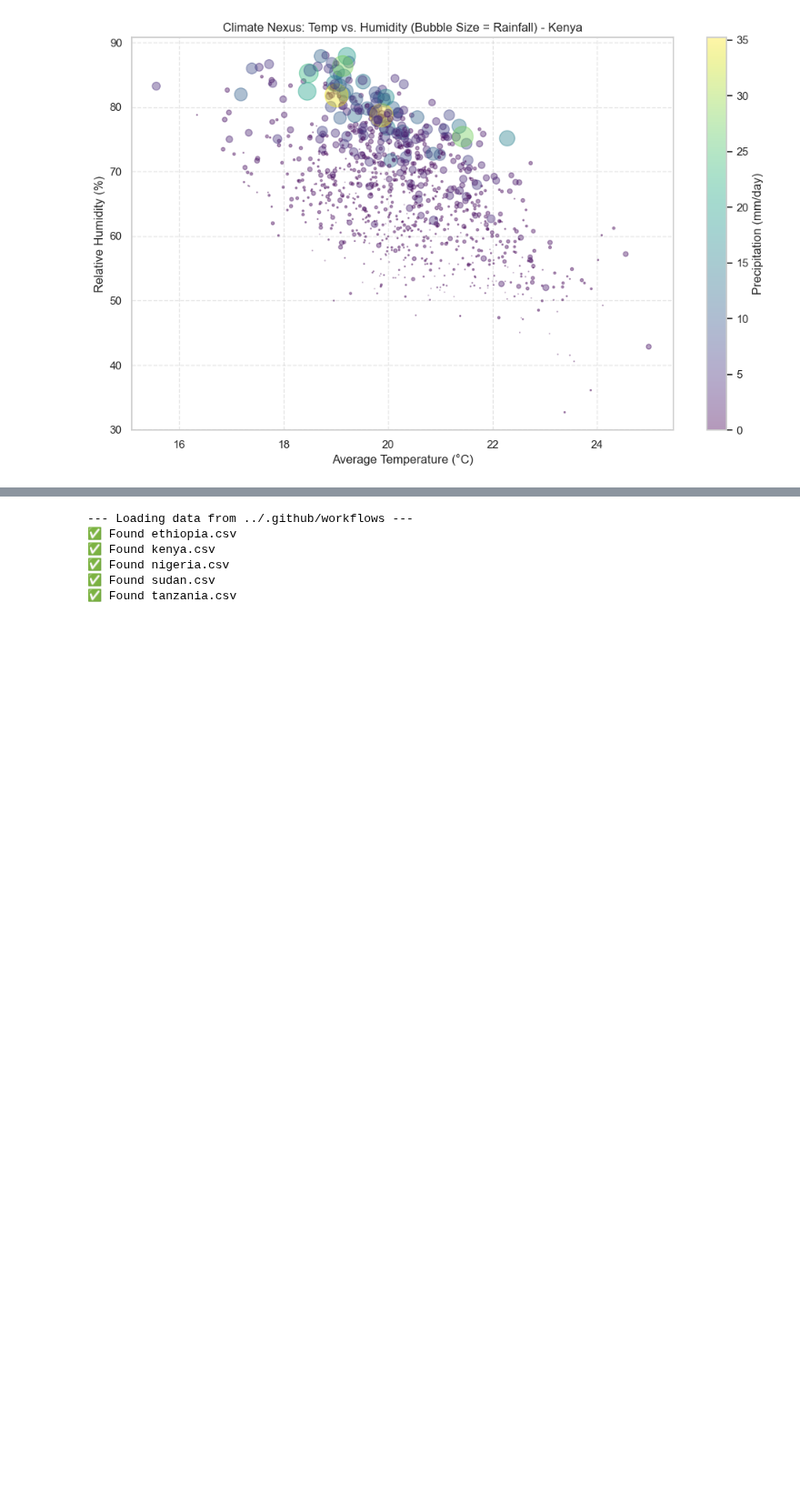
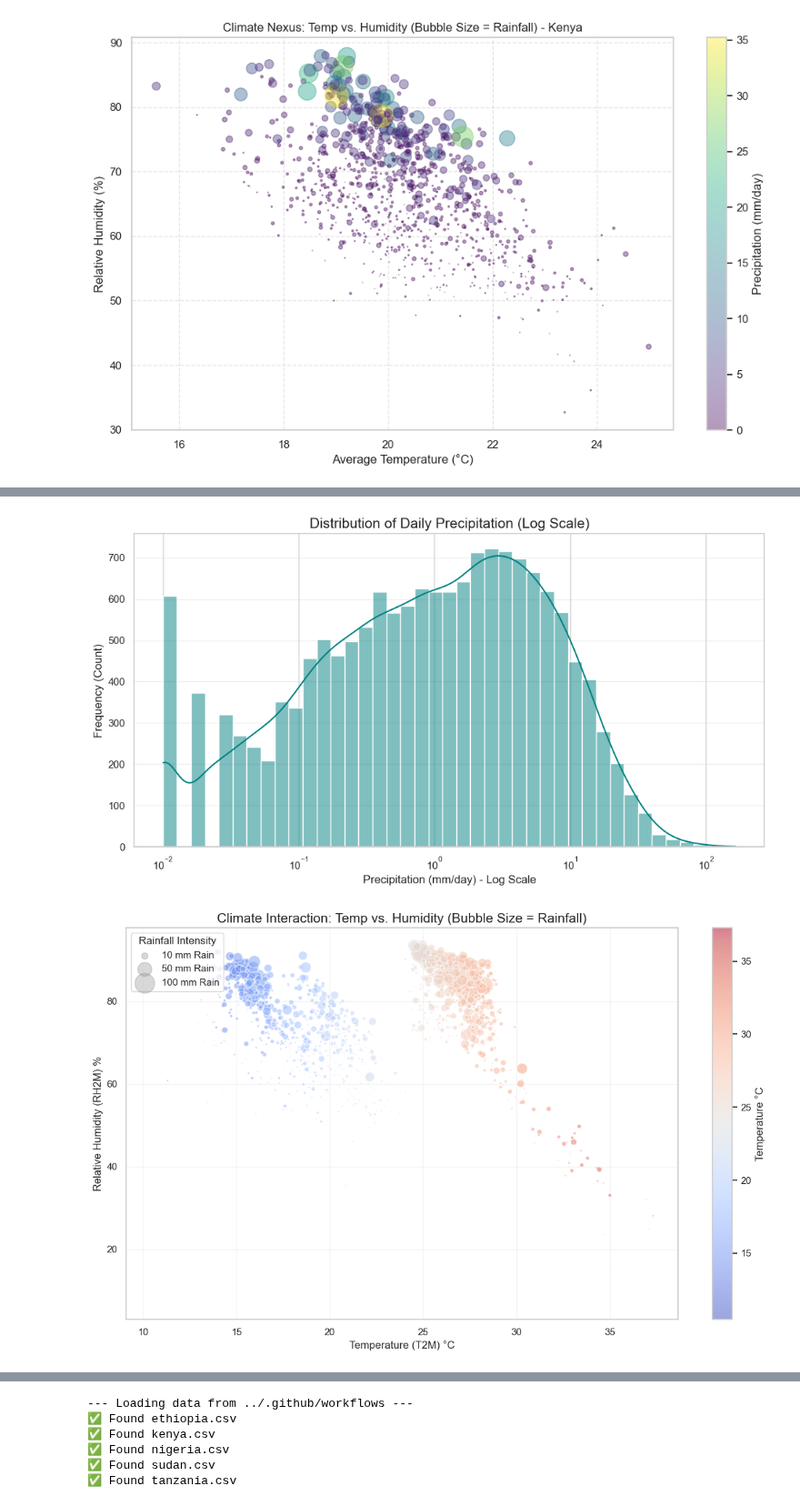
Before and after one commit to KetimTesfaye/-climate-challenge-week0, a Jupyter notebook: notebooks/kenya_eda.ipynb, the cells around one changed output, grey strips where cells are left out. Shown at 91% size. Saved outputs shown, nothing was run; the diff lists cells and outputs as text; code cells hidden in the pictures; blank space fills up the shorter version.

```diff
--- a/notebooks/kenya_eda.ipynb
+++ b/notebooks/kenya_eda.ipynb
@@ -109,0 +513,52 @@ plt.show()
+# %%
+import pandas as pd
+import numpy as np
+import matplotlib.pyplot as plt
+import seaborn as sns
+
+# --- 1. PRECTOTCORR Histogram (Log Scale) ---
+plt.figure(figsize=(12, 6))
+
+# We use log_scale=True for the x-axis because rainfall is typically heavily skewed
+# with many small values and very few massive ones.
+sns.histplot(df_final[df_final['PRECTOTCORR'] > 0]['PRECTOTCORR'],
+             kde=True, log_scale=True, color='teal')
+
+plt.title('Distribution of Daily Precipitation (Log Scale)', fontsize=15)
+plt.xlabel('Precipitation (mm/day) - Log Scale')
+plt.ylabel('Frequency (Count)')
+plt.grid(axis='y', alpha=0.3)
+plt.show()
+
+# --- 2. Bubble Chart: T2M vs. RH2M (Size = Rain) ---
+plt.figure(figsize=(14, 8))
+
+# To make the bubble chart readable, we'll plot a representative sample (e.g., 2000 points)
+# or the full set if your computer is fast.
+sample_df = df_final.sample(n=min(3000, len(df_final)), random_state=42)
+
+scatter = plt.scatter(
+    x=sample_df['T2M'],
+    y=sample_df['RH2M'],
+    s=sample_df['PRECTOTCORR'] * 5, # Scaling size for visibility
+    c=sample_df['T2M'],             # Color by temperature
+    cmap='coolwarm',
+    alpha=0.5,
+    edgecolors='w'
+)
+
+plt.title('Climate Interaction: Temp vs. Humidity (Bubble Size = Rainfall)', fontsize=15)
+plt.xlabel('Temperature (T2M) °C')
+plt.ylabel('Relative Humidity (RH2M) %')
+plt.colorbar(scatter, label='Temperature °C')
+
+# Legend for bubble size
+for size in [10, 50, 100]:
+    plt.scatter([], [], c='gray', alpha=0.3, s=size*5, label=f'{size} mm Rain')
+plt.legend(title="Rainfall Intensity", loc='upper left')
+
+plt.grid(True, alpha=0.2)
+plt.show()
+# %% [output]
+[figure, added]
+[figure, added]
```
Also changed, not shown: parts of 18 cells of this notebook, 4 other files.
